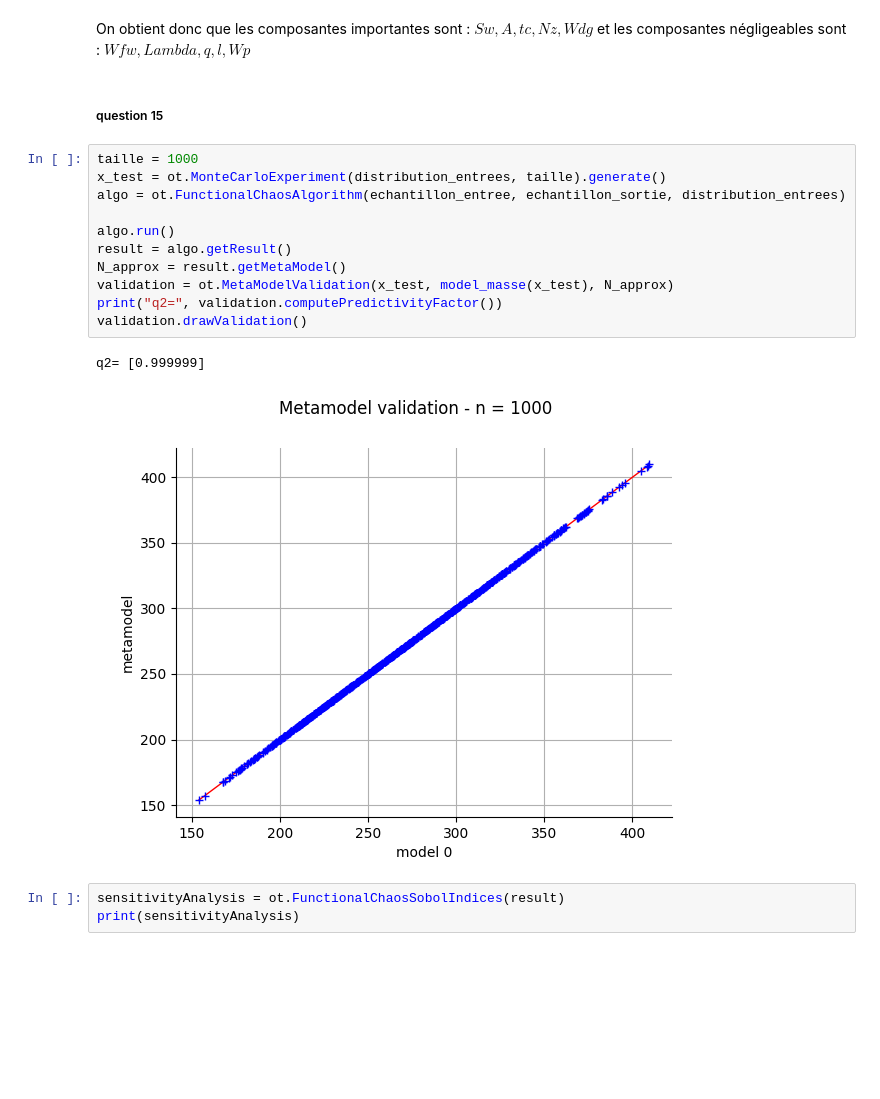
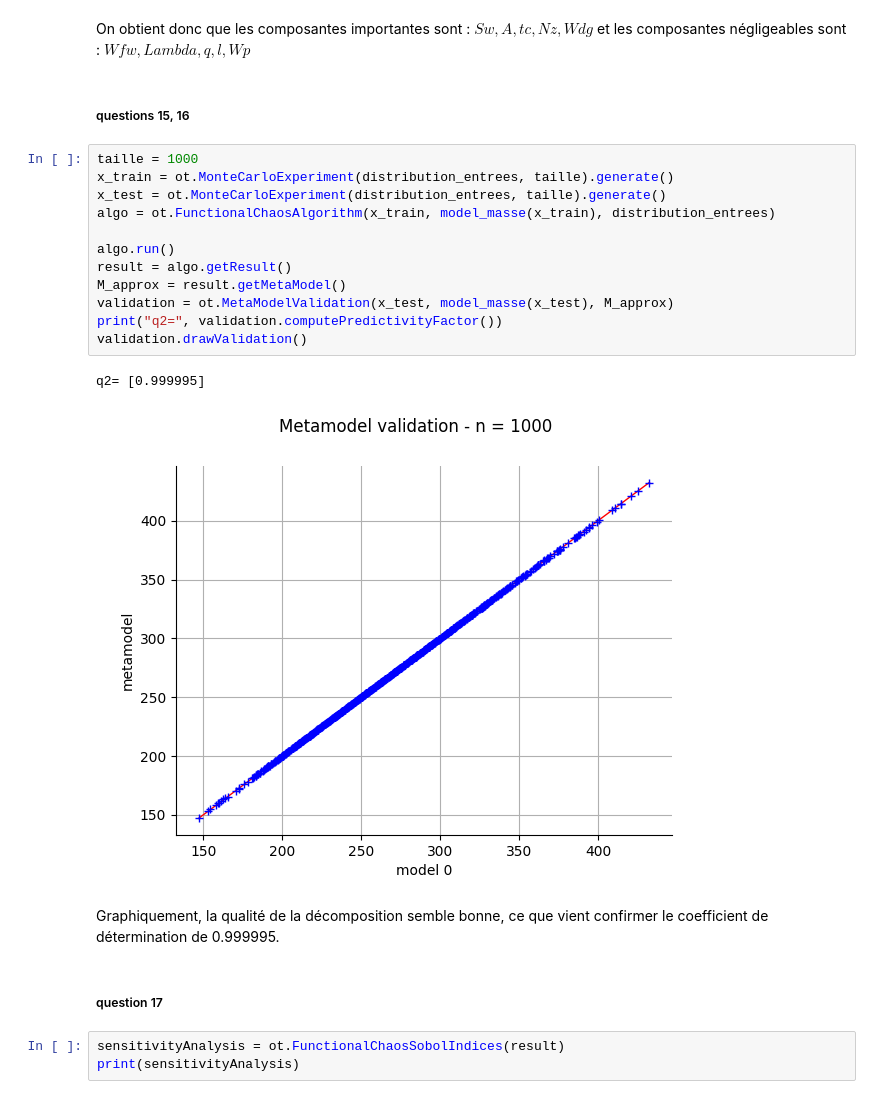
Before and after one commit to Gatienn/Projet_QI, a Jupyter notebook: projetQI.ipynb, the cells around one changed output. Cells and saved outputs as stored; diff of their text form; blank space fills up the shorter version.

```diff
--- a/projetQI.ipynb
+++ b/projetQI.ipynb
@@ -148,22 +170,27 @@ view = viewer.View(graph)
 # %% [markdown]
 On obtient donc que les composantes importantes sont : $Sw, A, tc, Nz, Wdg$
 et les composantes négligeables sont : $Wfw, Lambda, q, l, Wp$
+# %% [markdown]
+##### questions 15, 16
+# %%
+taille = 1000
+x_train = ot.MonteCarloExperiment(distribution_entrees, taille).generate()
+x_test = ot.MonteCarloExperiment(distribution_entrees, taille).generate()
+algo = ot.FunctionalChaosAlgorithm(x_train, model_masse(x_train), distribution_entrees)
+
+algo.run()
+result = algo.getResult()
+M_approx = result.getMetaModel()
+validation = ot.MetaModelValidation(x_test, model_masse(x_test), M_approx)
+print("q2=", validation.computePredictivityFactor())
+validation.drawValidation()
+# %% [output]
+q2= [0.999995]
+[figure, added]
+# %% [markdown]
+Graphiquement, la qualité de la décomposition semble bonne, ce que vient confirmer le coefficient de détermination de 0.999995.
 # %% [markdown]
-##### question 15
+##### question 17
-# %%
-taille = 1000
-x_test = ot.MonteCarloExperiment(distribution_entrees, taille).generate()
-algo = ot.FunctionalChaosAlgorithm(echantillon_entree, echantillon_sortie, distribution_entrees)
-
-algo.run()
-result = algo.getResult()
-N_approx = result.getMetaModel()
-validation = ot.MetaModelValidation(x_test, model_masse(x_test), N_approx)
-print("q2=", validation.computePredictivityFactor())
-validation.drawValidation()
-# %% [output]
-q2= [0.999999]
-[figure, removed]
 # %%
 sensitivityAnalysis = ot.FunctionalChaosSobolIndices(result)
 print(sensitivityAnalysis)
```
Also changed, not shown: parts of 19 cells of this notebook.
